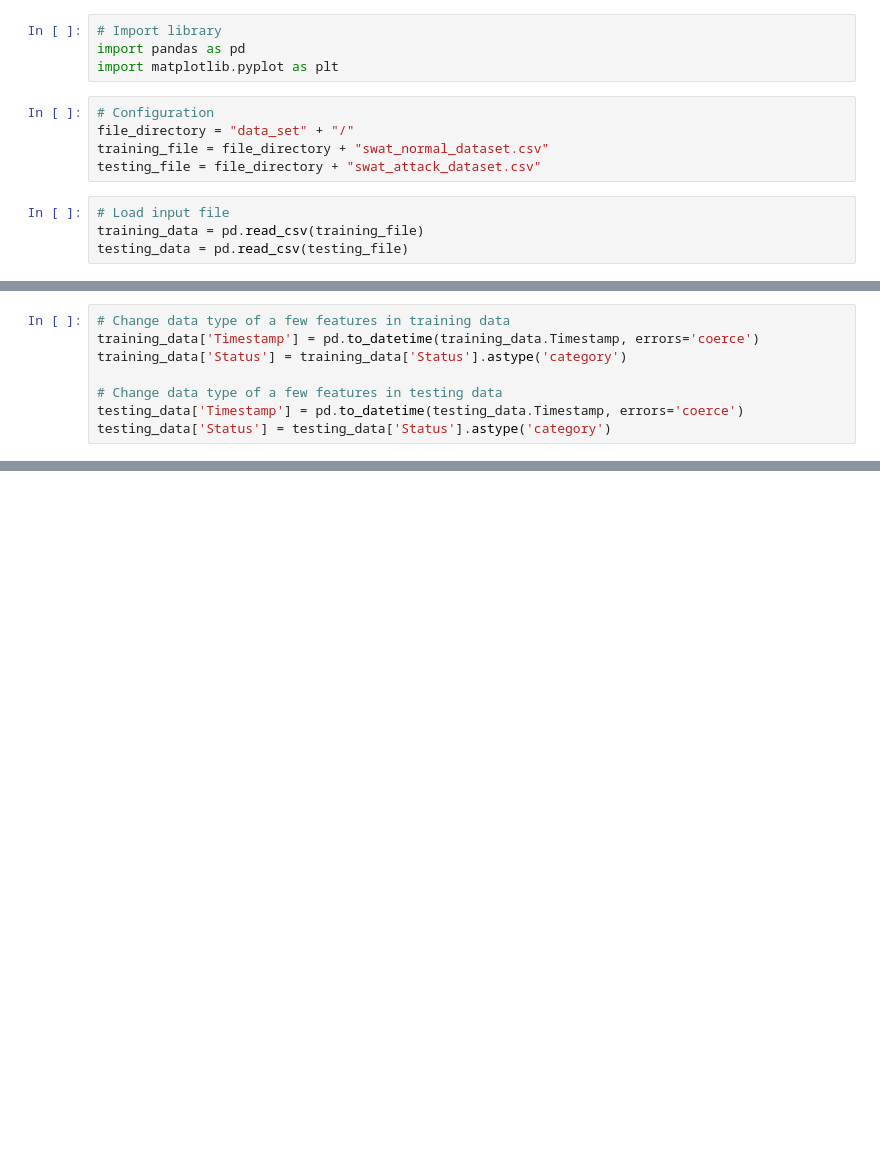
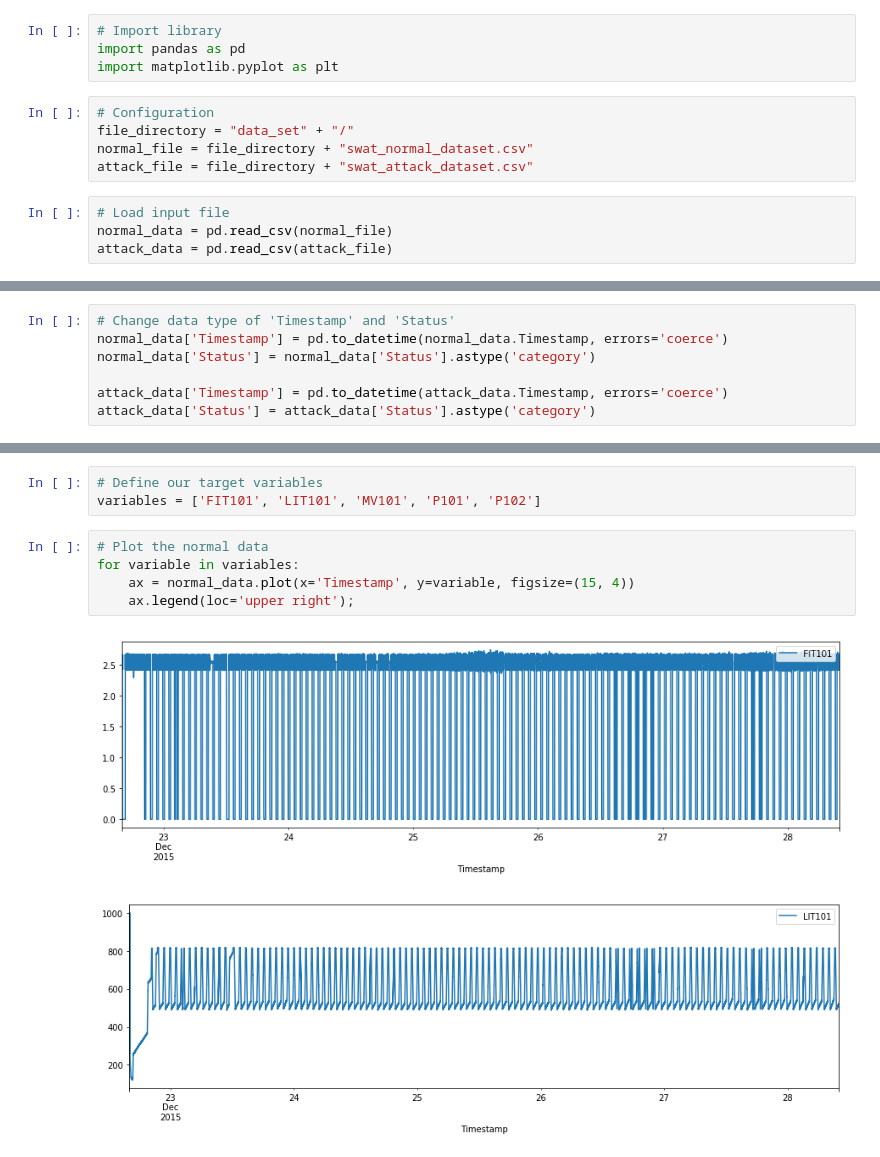
Before and after one commit to helmiriawan/course-cyber-data-analytics, a Jupyter notebook: lab2/data_understanding.ipynb, the cells around one changed output, grey strips where cells are left out. Saved outputs shown, nothing was run; the diff lists cells and outputs as text; blank space fills up the shorter version.

```diff
--- a/lab2/data_understanding.ipynb
+++ b/lab2/data_understanding.ipynb
@@ -5,11 +5,11 @@ import matplotlib.pyplot as plt
 # %%
 # Configuration
 file_directory = "data_set" + "/"
-training_file = file_directory + "swat_normal_dataset.csv"
-testing_file = file_directory + "swat_attack_dataset.csv"
+normal_file = file_directory + "swat_normal_dataset.csv"
+attack_file = file_directory + "swat_attack_dataset.csv"
 # %%
 # Load input file
-training_data = pd.read_csv(training_file)
-testing_data = pd.read_csv(testing_file)
+normal_data = pd.read_csv(normal_file)
+attack_data = pd.read_csv(attack_file)
 # %%
 # Check data type of all columns
@@ -74,8 +60,7 @@ testing_data.describe()
 # %%
-# Change data type of a few features in training data
-training_data['Timestamp'] = pd.to_datetime(training_data.Timestamp, errors='coerce')
-training_data['Status'] = training_data['Status'].astype('category')
+# Change data type of 'Timestamp' and 'Status'
+normal_data['Timestamp'] = pd.to_datetime(normal_data.Timestamp, errors='coerce')
+normal_data['Status'] = normal_data['Status'].astype('category')
 
-# Change data type of a few features in testing data
-testing_data['Timestamp'] = pd.to_datetime(testing_data.Timestamp, errors='coerce')
-testing_data['Status'] = testing_data['Status'].astype('category')
+attack_data['Timestamp'] = pd.to_datetime(attack_data.Timestamp, errors='coerce')
+attack_data['Status'] = attack_data['Status'].astype('category')
@@ -121,0 +67,11 @@ testing_data[(testing_data['Timestamp'] > '2015-12-28 23:23:59') & (testing_data
+# %%
+# Define our target variables
+variables = ['FIT101', 'LIT101', 'MV101', 'P101', 'P102']
+# %%
+# Plot the normal data
+for variable in variables:
+    ax = normal_data.plot(x='Timestamp', y=variable, figsize=(15, 4))
+    ax.legend(loc='upper right');
+# %% [output]
+[figure, added]
+[figure, added]
```
Also changed, not shown: parts of 12 cells of this notebook.
